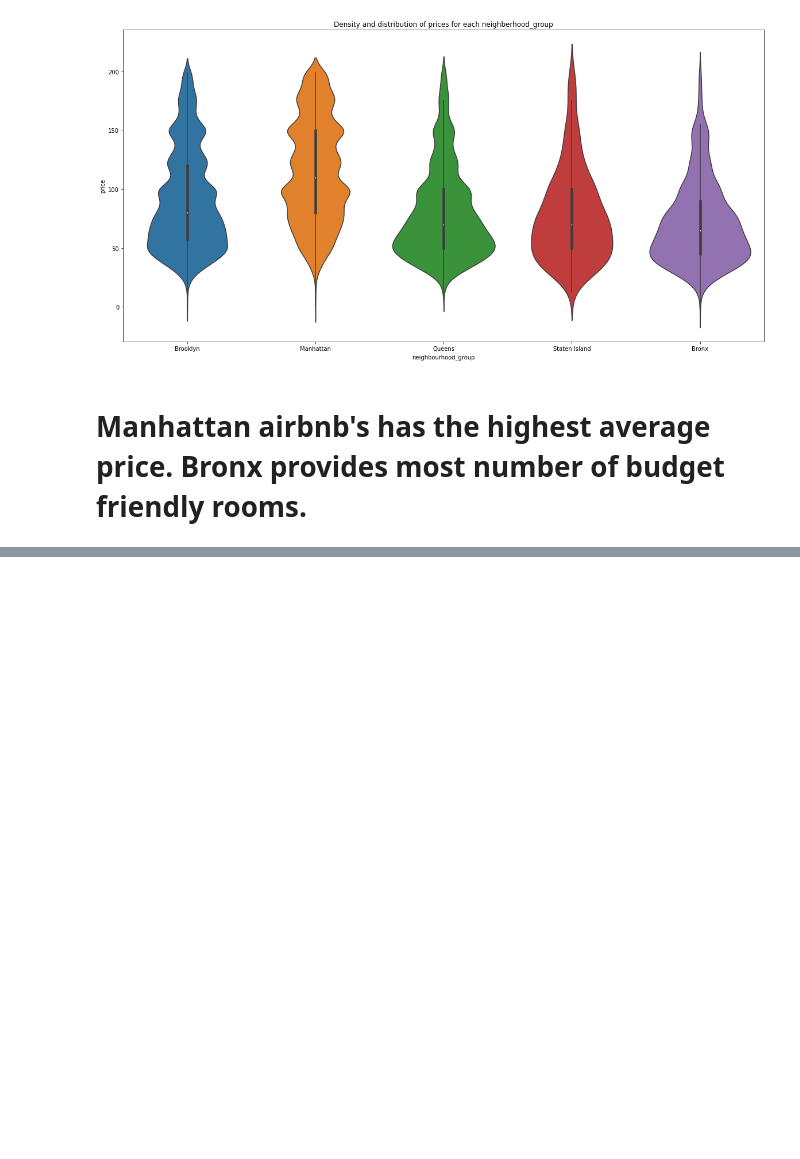
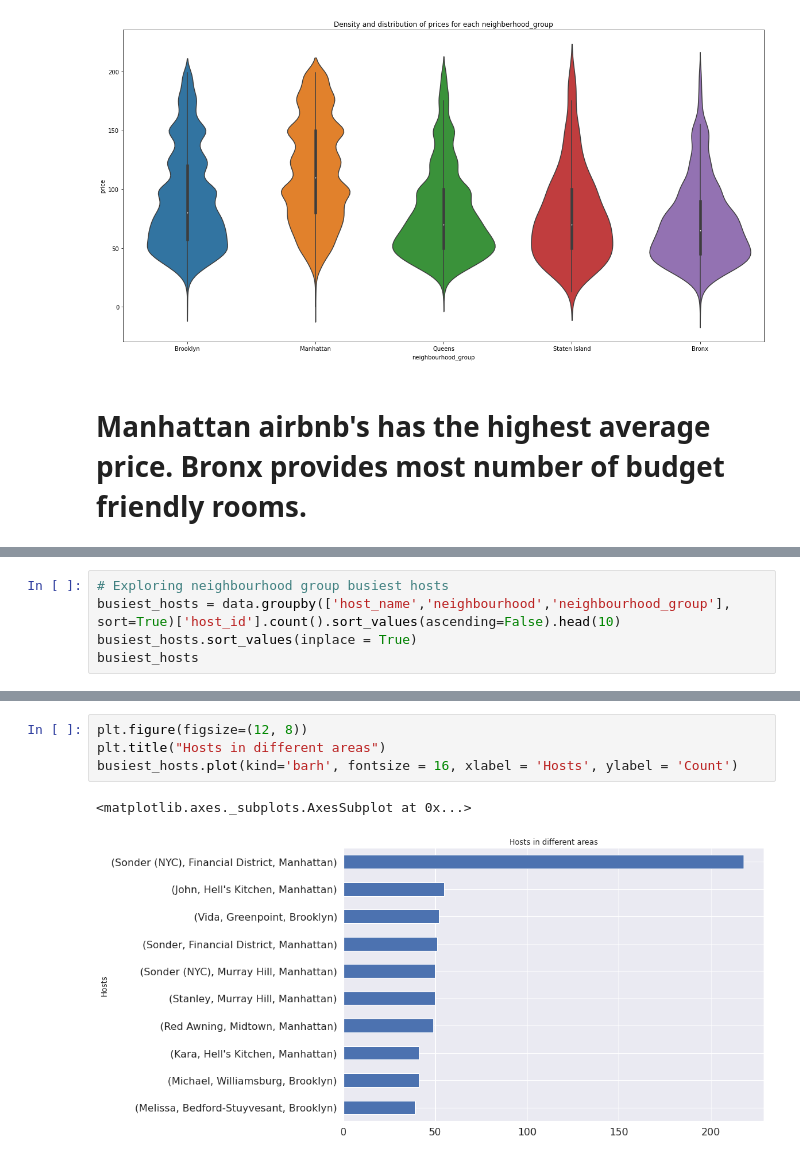
Before and after one commit to vaidande/Airbnb-Booking-Analysis, a Jupyter notebook: Airbnb_Bookings_Analysis_Capstone_Project_by_Ritik_Vaidande.ipynb, the cells around one changed output, grey strips where cells are left out. Cells and saved outputs as stored; diff of their text form; blank space fills up the shorter version.

```diff
--- a/Airbnb_Bookings_Analysis_Capstone_Project_by_Ritik_Vaidande.ipynb
+++ b/Airbnb_Bookings_Analysis_Capstone_Project_by_Ritik_Vaidande.ipynb
@@ -344,0 +490,5 @@ Text(0.5, 1.0, 'Density and distribution of prices for each neighberhood_group')
+# %%
+# Exploring neighbourhood group busiest hosts
+busiest_hosts = data.groupby(['host_name','neighbourhood','neighbourhood_group'], sort=True)['host_id'].count().sort_values(ascending=False).head(10)
+busiest_hosts.sort_values(inplace = True)
+busiest_hosts
@@ -344,0 +508,7 @@ Text(0.5, 1.0, 'Density and distribution of prices for each neighberhood_group')
+# %%
+plt.figure(figsize=(12, 8))
+plt.title("Hosts in different areas")
+busiest_hosts.plot(kind='barh', fontsize = 16, xlabel = 'Hosts', ylabel = 'Count')
+# %% [output]
+<matplotlib.axes._subplots.AxesSubplot at 0x...>
+[figure, added]
```
Also changed, not shown: parts of 67 cells of this notebook.
